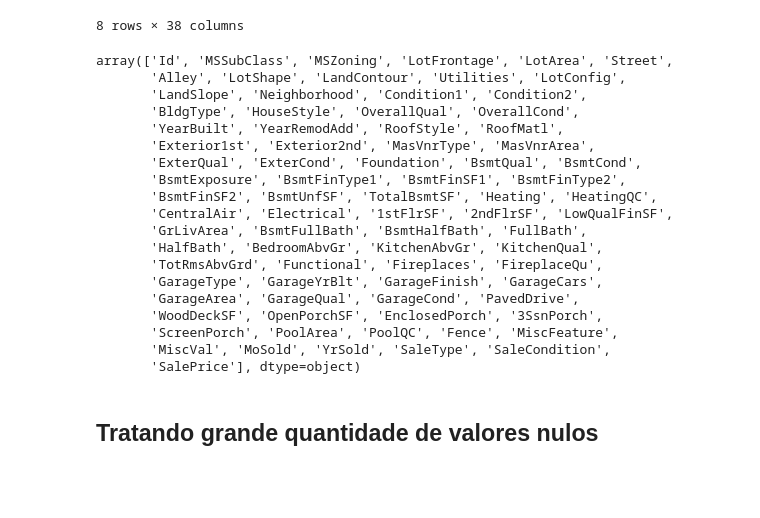
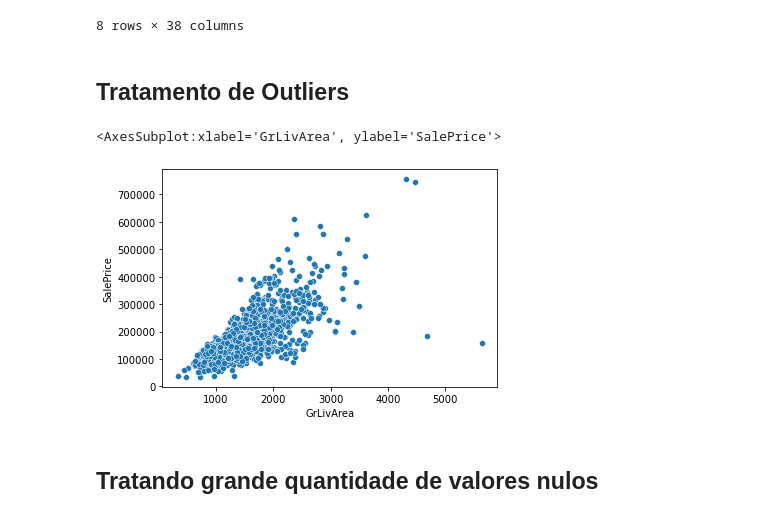
Before and after one commit to ptg1995/kaggle_predict_price_houses, a Jupyter notebook: price houses analisys.ipynb, the cells around one changed output. Drawn from its saved outputs; the diff is of its cells as text; code cells hidden in the pictures; blank space fills up the shorter version.

```diff
--- a/price houses analisys.ipynb
+++ b/price houses analisys.ipynb
@@ -49,22 +46,7 @@ import matplotlib.pyplot as plt
-# %%
-train.columns.values
-# %% [output]
-array(['Id', 'MSSubClass', 'MSZoning', 'LotFrontage', 'LotArea', 'Street',
-       'Alley', 'LotShape', 'LandContour', 'Utilities', 'LotConfig',
-       'LandSlope', 'Neighborhood', 'Condition1', 'Condition2',
-       'BldgType', 'HouseStyle', 'OverallQual', 'OverallCond',
-       'YearBuilt', 'YearRemodAdd', 'RoofStyle', 'RoofMatl',
-       'Exterior1st', 'Exterior2nd', 'MasVnrType', 'MasVnrArea',
-       'ExterQual', 'ExterCond', 'Foundation', 'BsmtQual', 'BsmtCond',
-       'BsmtExposure', 'BsmtFinType1', 'BsmtFinSF1', 'BsmtFinType2',
-       'BsmtFinSF2', 'BsmtUnfSF', 'TotalBsmtSF', 'Heating', 'HeatingQC',
-       'CentralAir', 'Electrical', '1stFlrSF', '2ndFlrSF', 'LowQualFinSF',
-       'GrLivArea', 'BsmtFullBath', 'BsmtHalfBath', 'FullBath',
-       'HalfBath', 'BedroomAbvGr', 'KitchenAbvGr', 'KitchenQual',
-       'TotRmsAbvGrd', 'Functional', 'Fireplaces', 'FireplaceQu',
-       'GarageType', 'GarageYrBlt', 'GarageFinish', 'GarageCars',
-       'GarageArea', 'GarageQual', 'GarageCond', 'PavedDrive',
-       'WoodDeckSF', 'OpenPorchSF', 'EnclosedPorch', '3SsnPorch',
-       'ScreenPorch', 'PoolArea', 'PoolQC', 'Fence', 'MiscFeature',
-       'MiscVal', 'MoSold', 'YrSold', 'SaleType', 'SaleCondition',
-       'SalePrice'], dtype=object)
+# %% [markdown]
+## Tratamento de Outliers
+# %%
+sns.scatterplot(x=train['GrLivArea'], y=train['SalePrice'])
+# %% [output]
+<AxesSubplot:xlabel='GrLivArea', ylabel='SalePrice'>
+[figure, added]
```
Also changed, not shown: parts of 60 cells of this notebook.
